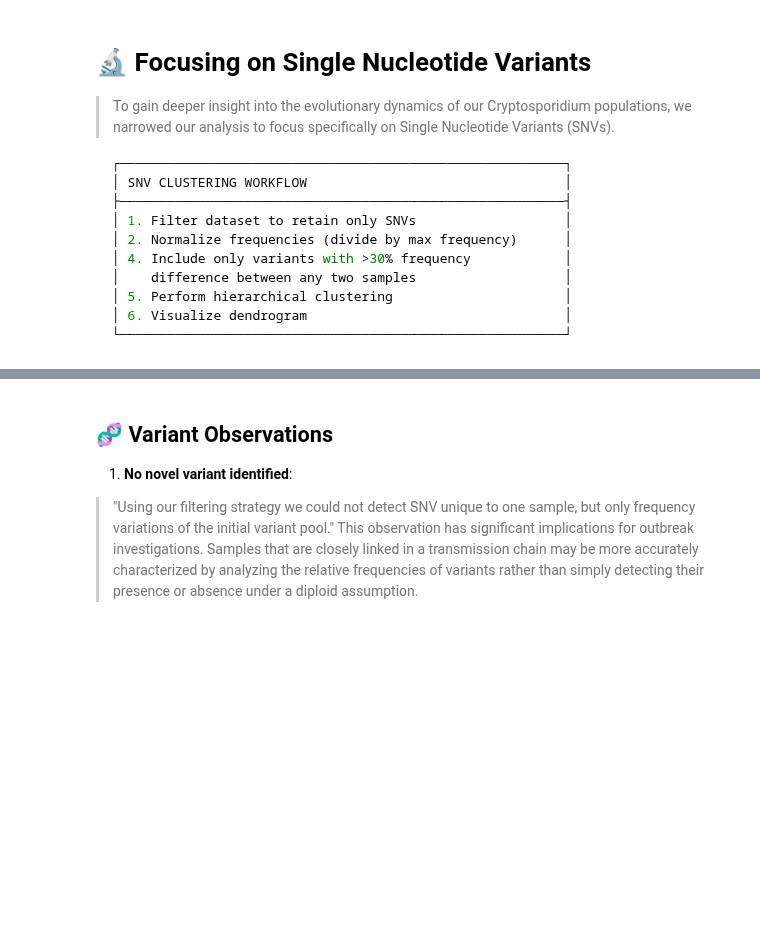
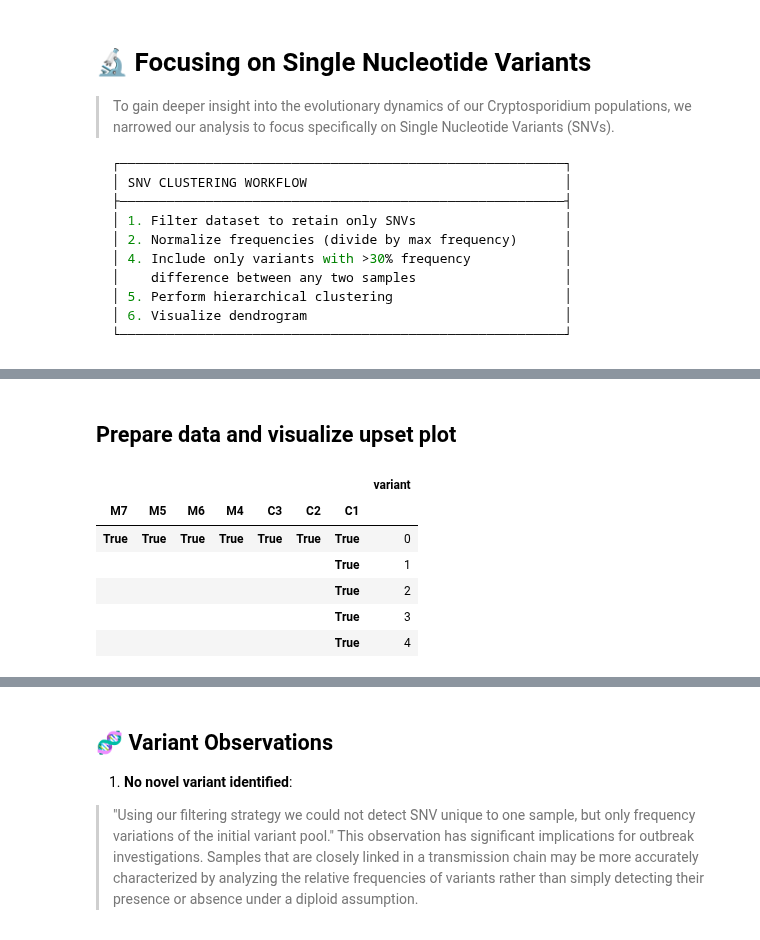
Before and after one commit to mtinti/cryptosporidium_host_adaptation, a Jupyter notebook: nbs/index.ipynb, the cells around one changed output, grey strips where cells are left out. Cells and saved outputs as stored; diff of their text form; code cells hidden in the pictures; blank space fills up the shorter version.

```diff
--- a/nbs/index.ipynb
+++ b/nbs/index.ipynb
@@ -270,0 +282,15 @@ selected variants: (129, 7)
+# %% [markdown]
+## Prepare data and visualize upset plot
+# %%
+upset_data = (clustering_data>0).reset_index()
+upset_data=upset_data.set_index(['M7', 'M5', 'M6', 'M4','C3', 'C2', 'C1'])
+upset_data.columns=['variant']
+upset_data.head()
+# %% [output]
+|  |  |  |  |  |  |  | variant |
+| M7 | M5 | M6 | M4 | C3 | C2 | C1 |  |
+| True | True | True | True | True | True | True | 0 |
+|  |  |  |  |  |  | True | 1 |
+|  |  |  |  |  |  | True | 2 |
+|  |  |  |  |  |  | True | 3 |
+|  |  |  |  |  |  | True | 4 |
```
Also changed, not shown: parts of 38 cells of this notebook, 18 other files.
